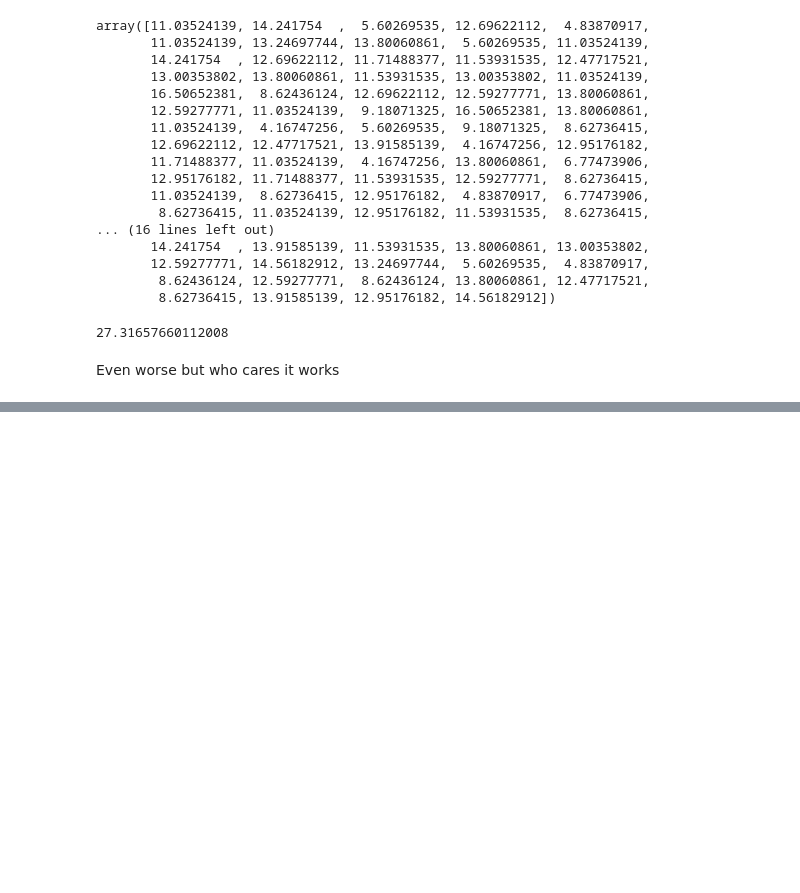
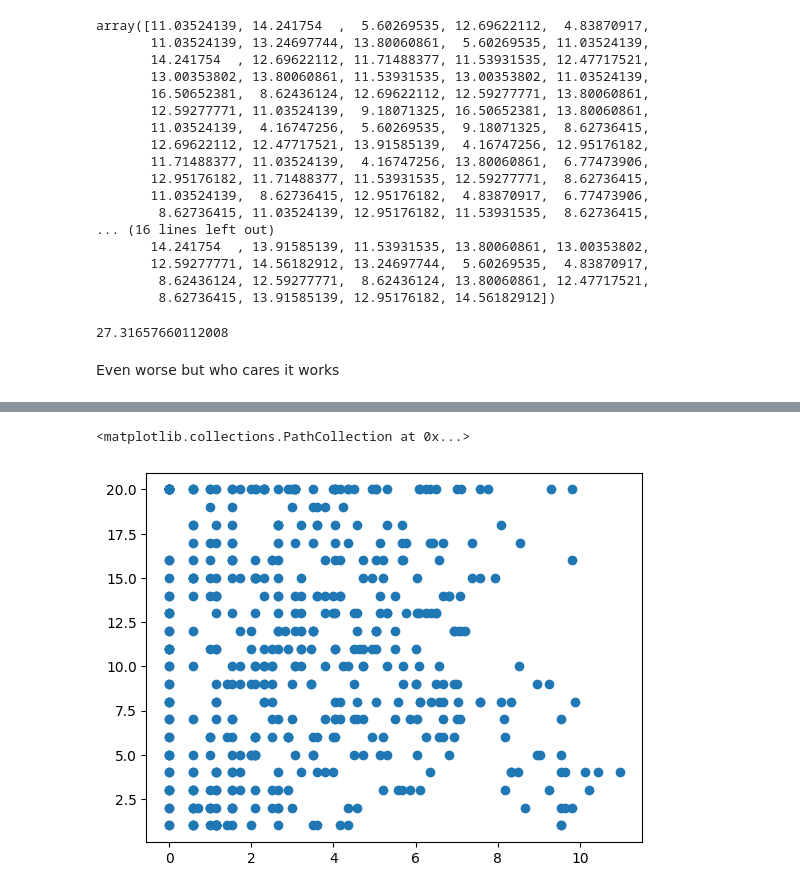
Before and after one commit to jifor/F1-Prediction-Project, a Jupyter notebook: model_testing.ipynb, the cells around one changed output, grey strips where cells are left out. Cells and saved outputs as stored; diff of their text form; code cells hidden in the pictures; blank space fills up the shorter version.

```diff
--- a/model_testing.ipynb
+++ b/model_testing.ipynb
@@ -410,0 +545,5 @@ Even worse but who cares it works
+# %%
+plt.scatter(data2['RollingStd3'], data2['Position'])
+# %% [output]
+<matplotlib.collections.PathCollection at 0x...>
+[figure, added]
```
Also changed, not shown: parts of 8 cells of this notebook, 1 other file.
